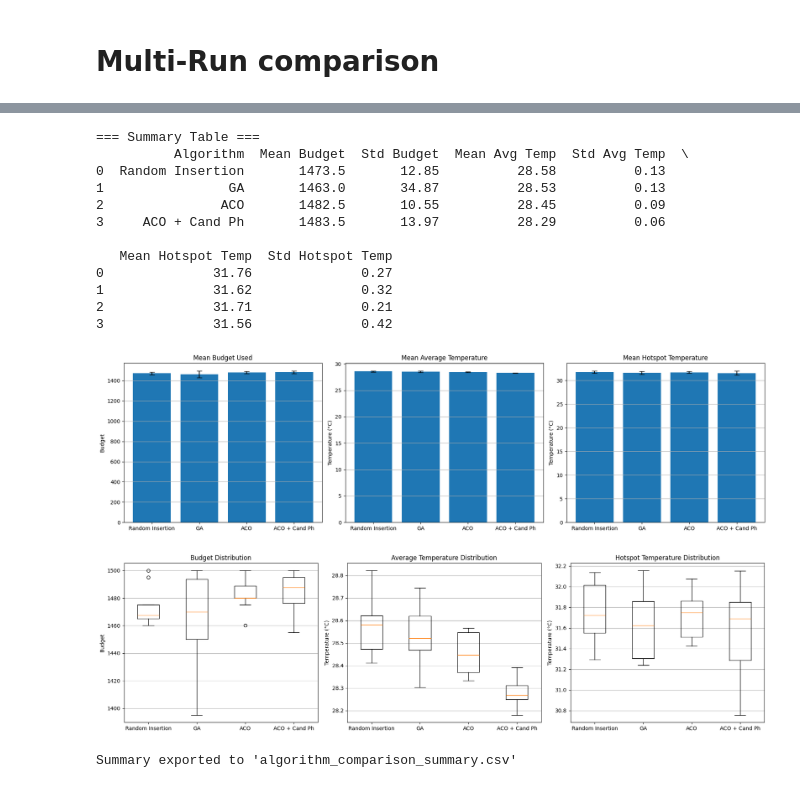
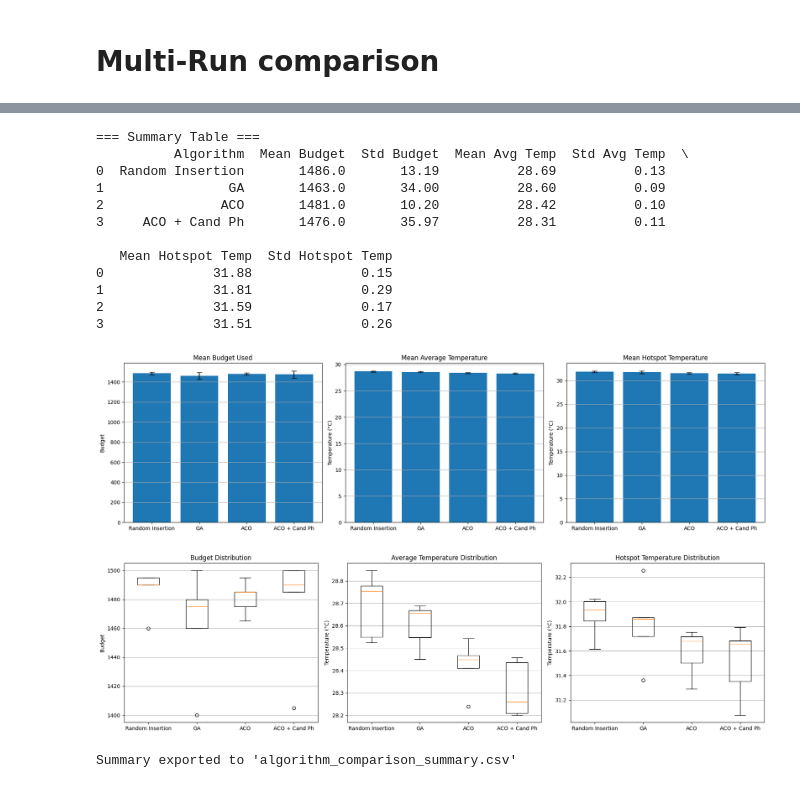
Before and after one commit to liooxes/CO3, a Jupyter notebook: LastVersion_Andrea_31.03.ipynb, the cells around one changed output, grey strips where cells are left out. Saved outputs shown, nothing was run; the diff lists cells and outputs as text; code cells hidden in the pictures.

```diff
--- a/LastVersion_Andrea_31.03.ipynb
+++ b/LastVersion_Andrea_31.03.ipynb
@@ -1192,18 +1180,19 @@ Warning: GA is terminated due to the maximum number of iterations without improv
-# %%
-summary_df = summarize_algorithm_runs(stats, algorithms)
-# %% [output]
-=== Summary Table ===
-          Algorithm  Mean Budget  Std Budget  Mean Avg Temp  Std Avg Temp  \
-0  Random Insertion       1473.5       12.85          28.58          0.13
-1                GA       1463.0       34.87          28.53          0.13
-2               ACO       1482.5       10.55          28.45          0.09
-3     ACO + Cand Ph       1483.5       13.97          28.29          0.06
-
-   Mean Hotspot Temp  Std Hotspot Temp
-0              31.76              0.27
-1              31.62              0.32
-2              31.71              0.21
-3              31.56              0.42
-[figure, removed]
-[figure, removed]
-Summary exported to 'algorithm_comparison_summary.csv'
+# %%
+algorithms = ['Random Insertion', 'GA', 'ACO', 'ACO + Cand Ph']
+summary_df = summarize_algorithm_runs(stats, algorithms)
+# %% [output]
+=== Summary Table ===
+          Algorithm  Mean Budget  Std Budget  Mean Avg Temp  Std Avg Temp  \
+0  Random Insertion       1486.0       13.19          28.69          0.13
+1                GA       1463.0       34.00          28.60          0.09
+2               ACO       1481.0       10.20          28.42          0.10
+3     ACO + Cand Ph       1476.0       35.97          28.31          0.11
+
+   Mean Hotspot Temp  Std Hotspot Temp
+0              31.88              0.15
+1              31.81              0.29
+2              31.59              0.17
+3              31.51              0.26
+[figure, added]
+[figure, added]
+Summary exported to 'algorithm_comparison_summary.csv'
```
Also changed, not shown: parts of 10 cells of this notebook.
